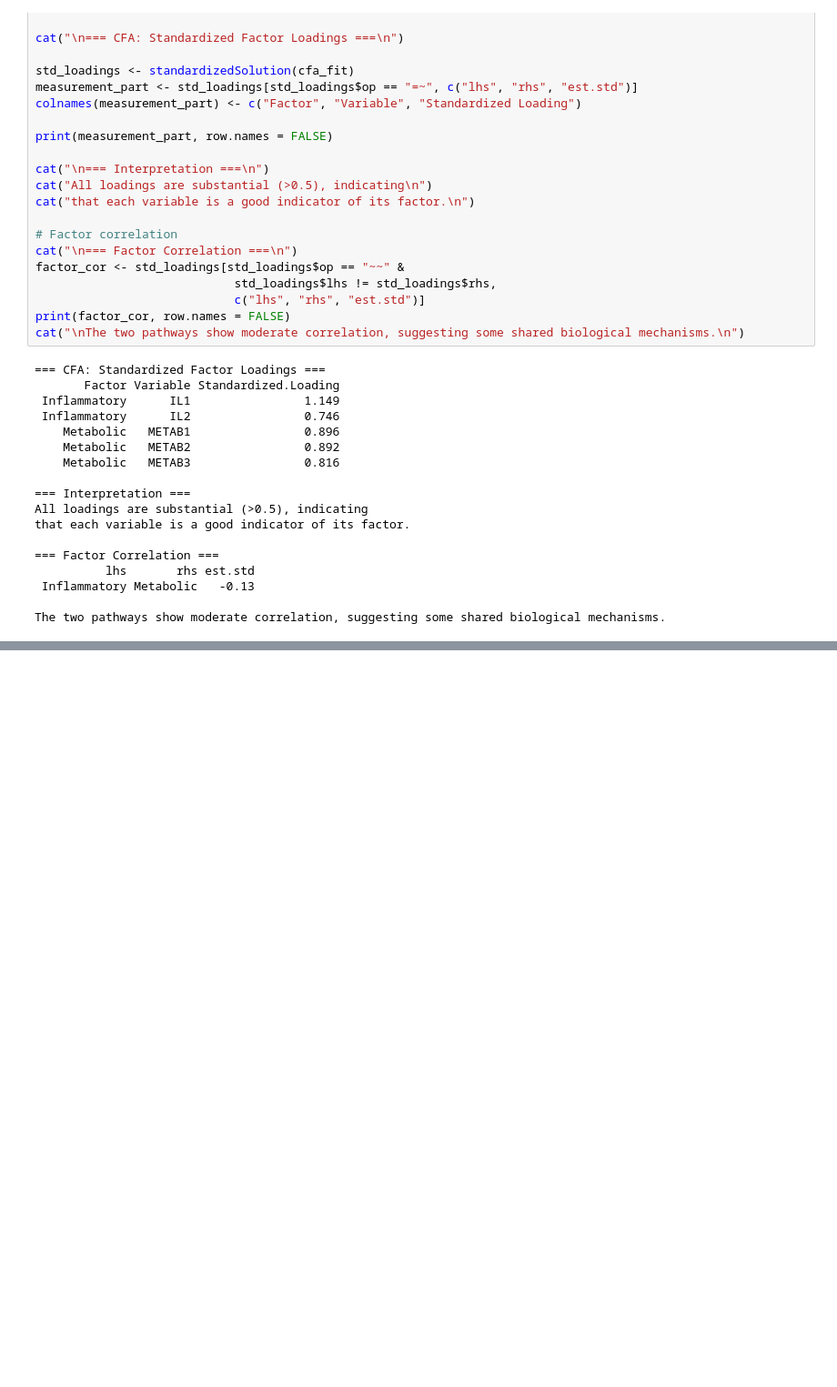
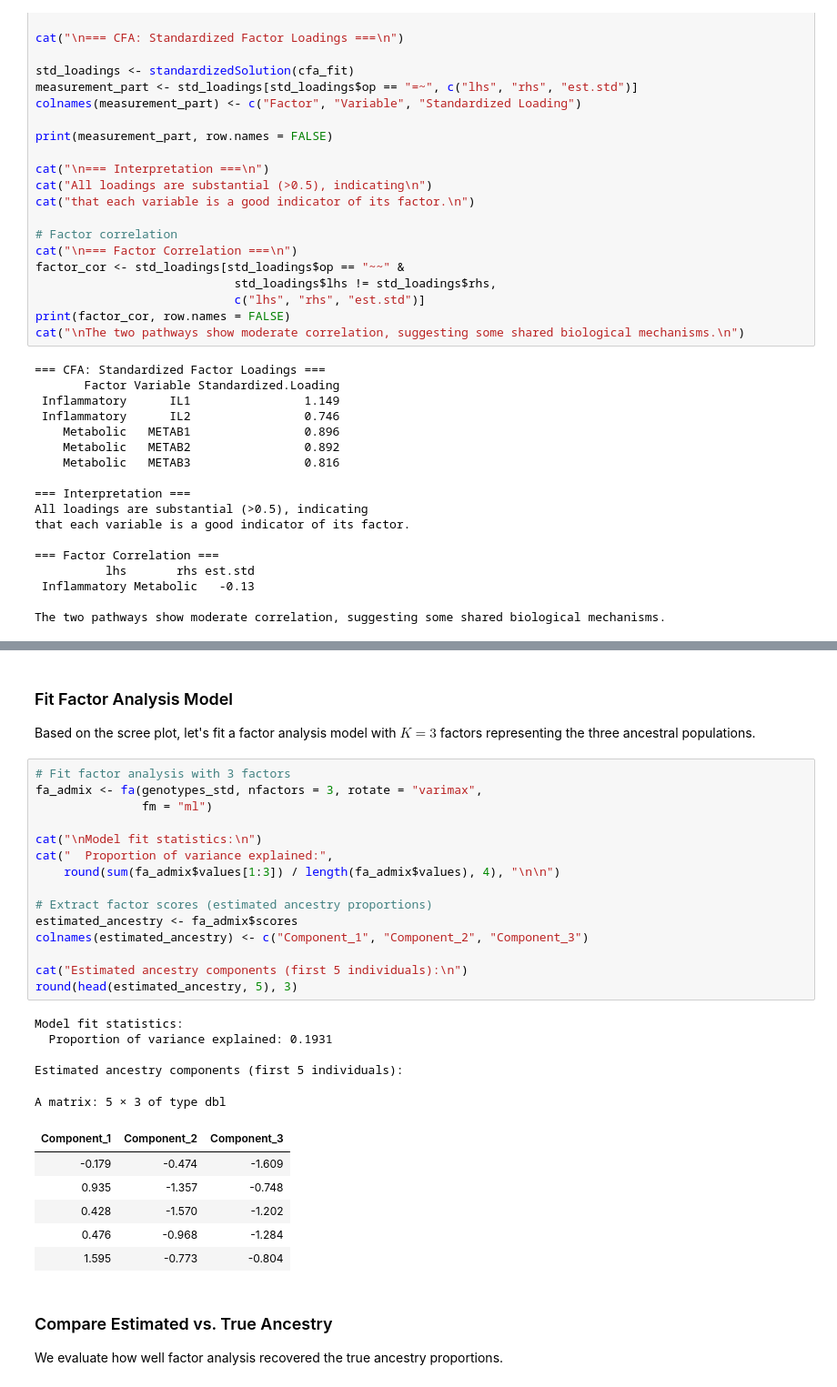
Before and after one commit to RuiDongDR/statgen-prerequisites, a Jupyter notebook: factor_analysis.ipynb, the cells around one changed output, grey strips where cells are left out. Shown at 91% size. Cells and saved outputs as stored; diff of their text form; blank space fills up the shorter version.

```diff
--- a/factor_analysis.ipynb
+++ b/factor_analysis.ipynb
@@ -505,0 +710,35 @@ The two pathways show moderate correlation, suggesting some shared biological me
+# %% [markdown]
+### Fit Factor Analysis Model
+
+Based on the scree plot, let's fit a factor analysis model with $K=3$ factors representing the three ancestral populations.
+# %%
+# Fit factor analysis with 3 factors
+fa_admix <- fa(genotypes_std, nfactors = 3, rotate = "varimax",
+               fm = "ml")
+
+cat("\nModel fit statistics:\n")
+cat("  Proportion of variance explained:",
+    round(sum(fa_admix$values[1:3]) / length(fa_admix$values), 4), "\n\n")
+
+# Extract factor scores (estimated ancestry proportions)
+estimated_ancestry <- fa_admix$scores
+colnames(estimated_ancestry) <- c("Component_1", "Component_2", "Component_3")
+
+cat("Estimated ancestry components (first 5 individuals):\n")
+round(head(estimated_ancestry, 5), 3)
+# %% [output]
+Model fit statistics:
+  Proportion of variance explained: 0.1931
+
+Estimated ancestry components (first 5 individuals):
+A matrix: 5 × 3 of type dbl
+| Component_1 | Component_2 | Component_3 |
+| -0.179 | -0.474 | -1.609 |
+| 0.935 | -1.357 | -0.748 |
+| 0.428 | -1.570 | -1.202 |
+| 0.476 | -0.968 | -1.284 |
+| 1.595 | -0.773 | -0.804 |
+# %% [markdown]
+### Compare Estimated vs. True Ancestry
+
+We evaluate how well factor analysis recovered the true ancestry proportions.
```
Also changed, not shown: parts of 24 cells of this notebook, 1 other file.
